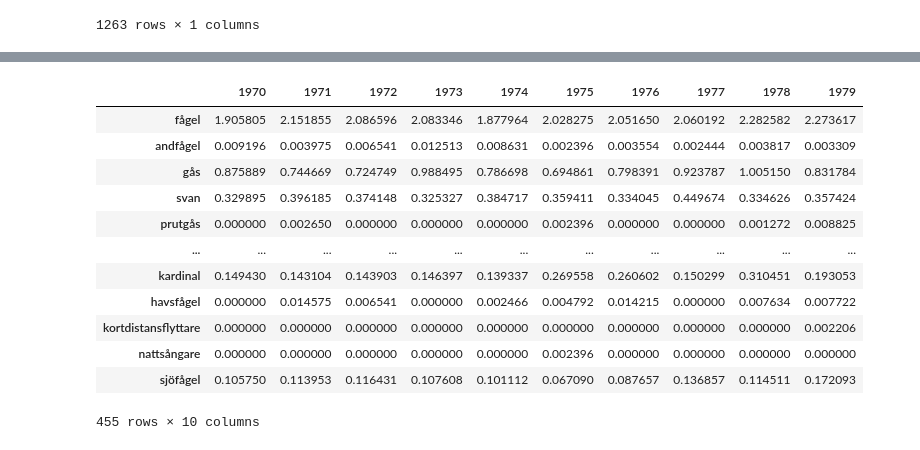
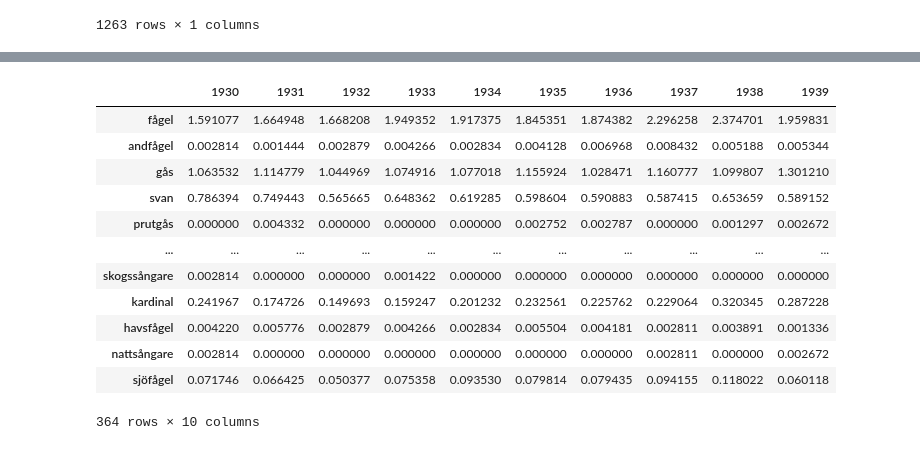
Before and after one commit to Eryndir/Exjobb, a Jupyter notebook: KB_more_tests.ipynb, the cells around one changed output, grey strips where cells are left out. Saved outputs shown, nothing was run; the diff lists cells and outputs as text; code cells hidden in the pictures.

```diff
--- a/KB_more_tests.ipynb
+++ b/KB_more_tests.ipynb
@@ -478,19 +393,19 @@ pd.DataFrame.from_dict(yearCounts, orient="index", columns=["word count"]).to_fe
-# %%
-pd.read_feather("ownData/dfFreq_1970s.feather")
-# %% [output]
-|  | 1970 | 1971 | 1972 | 1973 | 1974 | 1975 | 1976 | 1977 | 1978 | 1979 |
-| fågel | 1.905805 | 2.151855 | 2.086596 | 2.083346 | 1.877964 | 2.028275 | 2.051650 | 2.060192 | 2.282582 | 2.273617 |
-| andfågel | 0.009196 | 0.003975 | 0.006541 | 0.012513 | 0.008631 | 0.002396 | 0.003554 | 0.002444 | 0.003817 | 0.003309 |
-| gås | 0.875889 | 0.744669 | 0.724749 | 0.988495 | 0.786698 | 0.694861 | 0.798391 | 0.923787 | 1.005150 | 0.831784 |
-| svan | 0.329895 | 0.396185 | 0.374148 | 0.325327 | 0.384717 | 0.359411 | 0.334045 | 0.449674 | 0.334626 | 0.357424 |
-| prutgås | 0.000000 | 0.002650 | 0.000000 | 0.000000 | 0.000000 | 0.002396 | 0.000000 | 0.000000 | 0.001272 | 0.008825 |
-| ... | ... | ... | ... | ... | ... | ... | ... | ... | ... | ... |
-| kardinal | 0.149430 | 0.143104 | 0.143903 | 0.146397 | 0.139337 | 0.269558 | 0.260602 | 0.150299 | 0.310451 | 0.193053 |
-| havsfågel | 0.000000 | 0.014575 | 0.006541 | 0.000000 | 0.002466 | 0.004792 | 0.014215 | 0.000000 | 0.007634 | 0.007722 |
-| kortdistansflyttare | 0.000000 | 0.000000 | 0.000000 | 0.000000 | 0.000000 | 0.000000 | 0.000000 | 0.000000 | 0.000000 | 0.002206 |
-| nattsångare | 0.000000 | 0.000000 | 0.000000 | 0.000000 | 0.000000 | 0.002396 | 0.000000 | 0.000000 | 0.000000 | 0.000000 |
-| sjöfågel | 0.105750 | 0.113953 | 0.116431 | 0.107608 | 0.101112 | 0.067090 | 0.087657 | 0.136857 | 0.114511 | 0.172093 |
-455 rows × 10 columns
+# %%
+pd.read_feather(f"/data/birdNewsData/birdFreq/dfFreq_{years[0]}s.feather")
+# %% [output]
+|  | 1930 | 1931 | 1932 | 1933 | 1934 | 1935 | 1936 | 1937 | 1938 | 1939 |
+| fågel | 1.591077 | 1.664948 | 1.668208 | 1.949352 | 1.917375 | 1.845351 | 1.874382 | 2.296258 | 2.374701 | 1.959831 |
+| andfågel | 0.002814 | 0.001444 | 0.002879 | 0.004266 | 0.002834 | 0.004128 | 0.006968 | 0.008432 | 0.005188 | 0.005344 |
+| gås | 1.063532 | 1.114779 | 1.044969 | 1.074916 | 1.077018 | 1.155924 | 1.028471 | 1.160777 | 1.099807 | 1.301210 |
+| svan | 0.786394 | 0.749443 | 0.565665 | 0.648362 | 0.619285 | 0.598604 | 0.590883 | 0.587415 | 0.653659 | 0.589152 |
+| prutgås | 0.000000 | 0.004332 | 0.000000 | 0.000000 | 0.000000 | 0.002752 | 0.002787 | 0.000000 | 0.001297 | 0.002672 |
+| ... | ... | ... | ... | ... | ... | ... | ... | ... | ... | ... |
+| skogssångare | 0.002814 | 0.000000 | 0.000000 | 0.001422 | 0.000000 | 0.000000 | 0.000000 | 0.000000 | 0.000000 | 0.000000 |
+| kardinal | 0.241967 | 0.174726 | 0.149693 | 0.159247 | 0.201232 | 0.232561 | 0.225762 | 0.229064 | 0.320345 | 0.287228 |
+| havsfågel | 0.004220 | 0.005776 | 0.002879 | 0.004266 | 0.002834 | 0.005504 | 0.004181 | 0.002811 | 0.003891 | 0.001336 |
+| nattsångare | 0.002814 | 0.000000 | 0.000000 | 0.000000 | 0.000000 | 0.000000 | 0.000000 | 0.002811 | 0.000000 | 0.002672 |
+| sjöfågel | 0.071746 | 0.066425 | 0.050377 | 0.075358 | 0.093530 | 0.079814 | 0.079435 | 0.094155 | 0.118022 | 0.060118 |
+364 rows × 10 columns
 # %%
 
 for i, bird in birds.iterrows():
```
Also changed, not shown: parts of 30 cells of this notebook.
